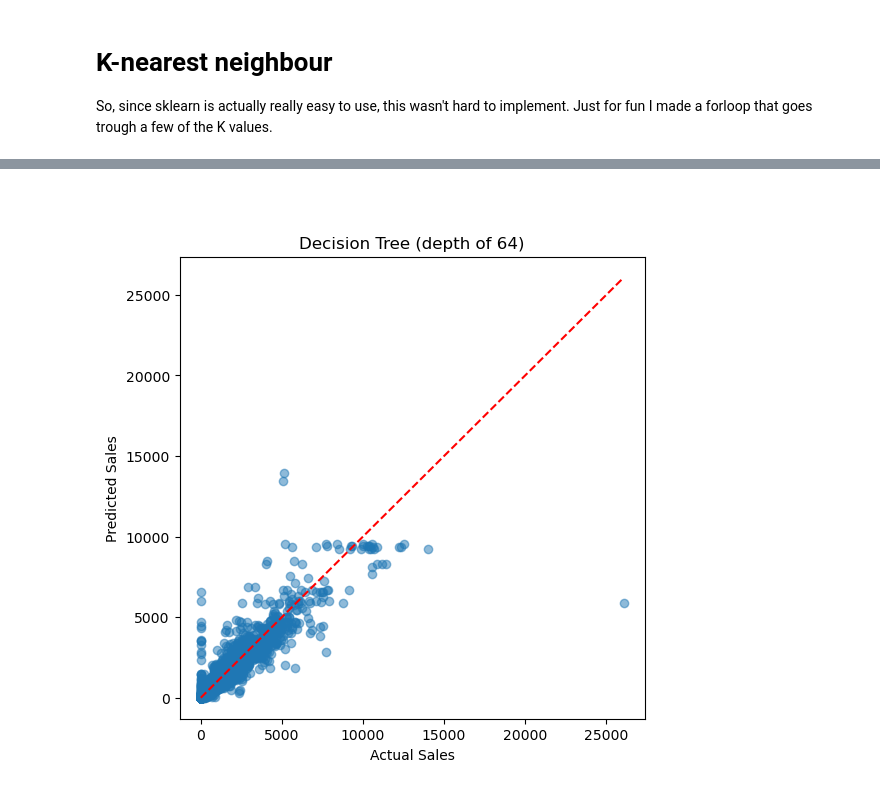
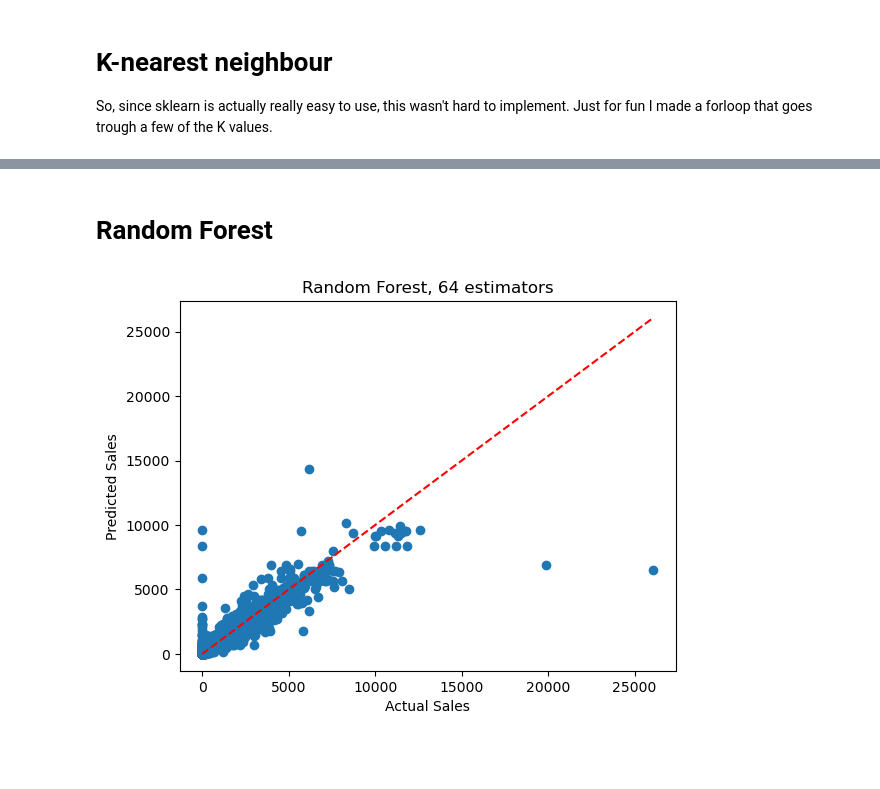
Before and after one commit to BenasPr/machine-learning, a Jupyter notebook: model.ipynb, the cells around one changed output, grey strips where cells are left out. Saved outputs shown, nothing was run; the diff lists cells and outputs as text; code cells hidden in the pictures; blank space fills up the shorter version.

```diff
--- a/model.ipynb
+++ b/model.ipynb
@@ -115,6 +115,6 @@ for i in testList:
     plt.xlabel("Actual sales")
     plt.ylabel("Predicted sales")
     plt.title(f"KNN with {i} neighbors")
-    plt.plot([0, max(y_test)], [0, max(y_test)]) # guideline thingy
+    plt.plot([0, max(y_test)], [0, max(y_test)], "r--") # guideline thingy
     plt.show()
 # %% [output]
@@ -125,19 +146,19 @@ for i in testList:
 # %% [markdown]
-#
+# Random Forest
 # %%
 import matplotlib.pyplot as plt
-from sklearn.tree import DecisionTreeRegressor
+from sklearn.ensemble import RandomForestRegressor
 
-model = DecisionTreeRegressor(max_depth=64, random_state=42)
+model = RandomForestRegressor(n_estimators=64, random_state=42)
 model.fit(X_train, y_train)
 predicted_values = model.predict(X_test)
 
 plt.figure()
-plt.scatter(y_test, predicted_values, alpha=0.5)
+plt.scatter(y_test, predicted_values)
 plt.xlabel("Actual Sales")
 plt.ylabel("Predicted Sales")
-plt.title(f"Decision Tree (depth of 64)")
-plt.plot([0, max(y_test)], [0, max(y_test)])
+plt.title("Random Forest, 64 estimators")
+plt.plot([0, max(y_test)], [0, max(y_test)], "r--")
 plt.show()
 # %% [output]
-[figure, old version]
+[figure, new version]
```
Also changed, not shown: parts of 6 cells of this notebook.
